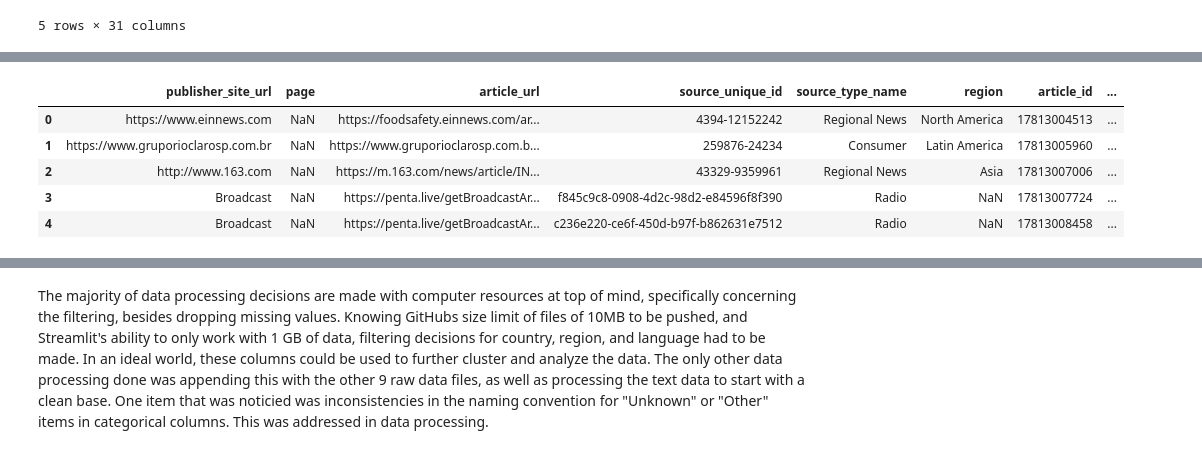
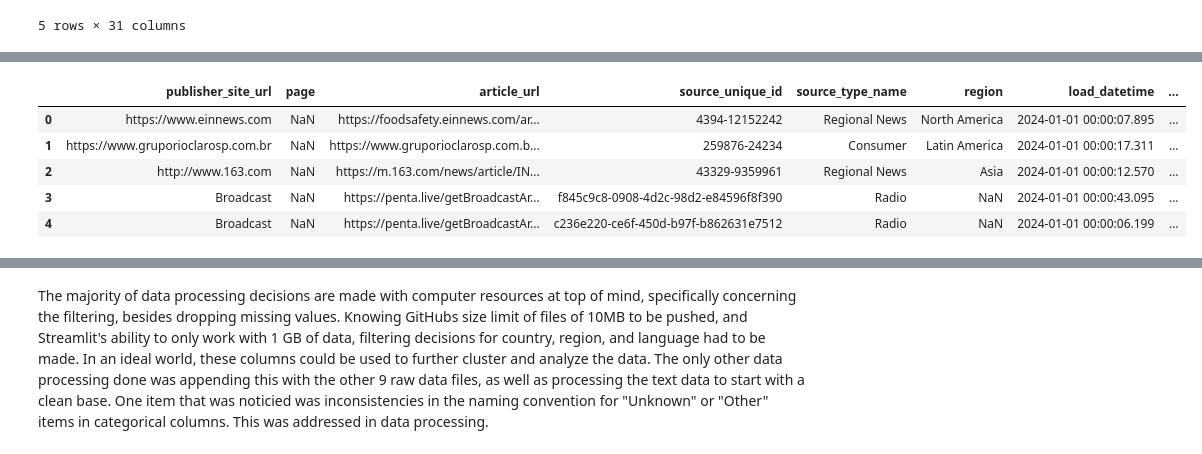
Before and after one commit to amg477/capstone, a Jupyter notebook: analysis/general_eda.ipynb, the cells around one changed output, grey strips where cells are left out. Saved outputs shown, nothing was run; the diff lists cells and outputs as text; code cells hidden in the pictures.

```diff
--- a/analysis/general_eda.ipynb
+++ b/analysis/general_eda.ipynb
@@ -98,24 +98,25 @@ dtype: int64
 # %%
 # Dropped Column Analysis
 DROP_COLS = ["publisher_site_url"
              ,"page"              # Not needed
              ,"article_url"       # Not needed
              ,"source_unique_id"  # Not needed
              ,"source_type_name"  # Duplicate column with source_type
              ,"region"            # Very messy data after filtering to US, does not provide value.
              ,"load_datetime"     # Not needed
              ,"engagement"        # Not a used column by Penta
              ,"genre"             # Not a used column by Penta
              ,"iso_language_code" # Not needed as all items are in English after filtering
+             ,"load_date"         # Want to use the published_date"
              ]
 rawDF[DROP_COLS].head()
 # %% [output]
-|  | publisher_site_url | page | article_url | source_unique_id | source_type_name | region | article_id | ... |
-| 0 | https://www.einnews.com | NaN | https://foodsafety.einnews.com/ar... | 4394-12152242 | Regional News | North America | 17813004513 | ... |
-| 1 | https://www.gruporioclarosp.com.br | NaN | https://www.gruporioclarosp.com.b... | 259876-24234 | Consumer | Latin America | 17813005960 | ... |
-| 2 | http://www.163.com | NaN | https://m.163.com/news/article/IN... | 43329-9359961 | Regional News | Asia | 17813007006 | ... |
-| 3 | Broadcast | NaN | https://penta.live/getBroadcastAr... | f845c9c8-0908-4d2c-98d2-e84596f8f390 | Radio | NaN | 17813007724 | ... |
-| 4 | Broadcast | NaN | https://penta.live/getBroadcastAr... | c236e220-ce6f-450d-b97f-b862631e7512 | Radio | NaN | 17813008458 | ... |
+|  | publisher_site_url | page | article_url | source_unique_id | source_type_name | region | load_datetime | ... |
+| 0 | https://www.einnews.com | NaN | https://foodsafety.einnews.com/ar... | 4394-12152242 | Regional News | North America | 2024-01-01 00:00:07.895 | ... |
+| 1 | https://www.gruporioclarosp.com.br | NaN | https://www.gruporioclarosp.com.b... | 259876-24234 | Consumer | Latin America | 2024-01-01 00:00:17.311 | ... |
+| 2 | http://www.163.com | NaN | https://m.163.com/news/article/IN... | 43329-9359961 | Regional News | Asia | 2024-01-01 00:00:12.570 | ... |
+| 3 | Broadcast | NaN | https://penta.live/getBroadcastAr... | f845c9c8-0908-4d2c-98d2-e84596f8f390 | Radio | NaN | 2024-01-01 00:00:43.095 | ... |
+| 4 | Broadcast | NaN | https://penta.live/getBroadcastAr... | c236e220-ce6f-450d-b97f-b862631e7512 | Radio | NaN | 2024-01-01 00:00:06.199 | ... |
 # %%
 NUMERIC_REQUIRED = ["vipr_weight", "circulation", "sentiment"]
 
```
Also changed, not shown: parts of 9 cells of this notebook, 1 other file.
